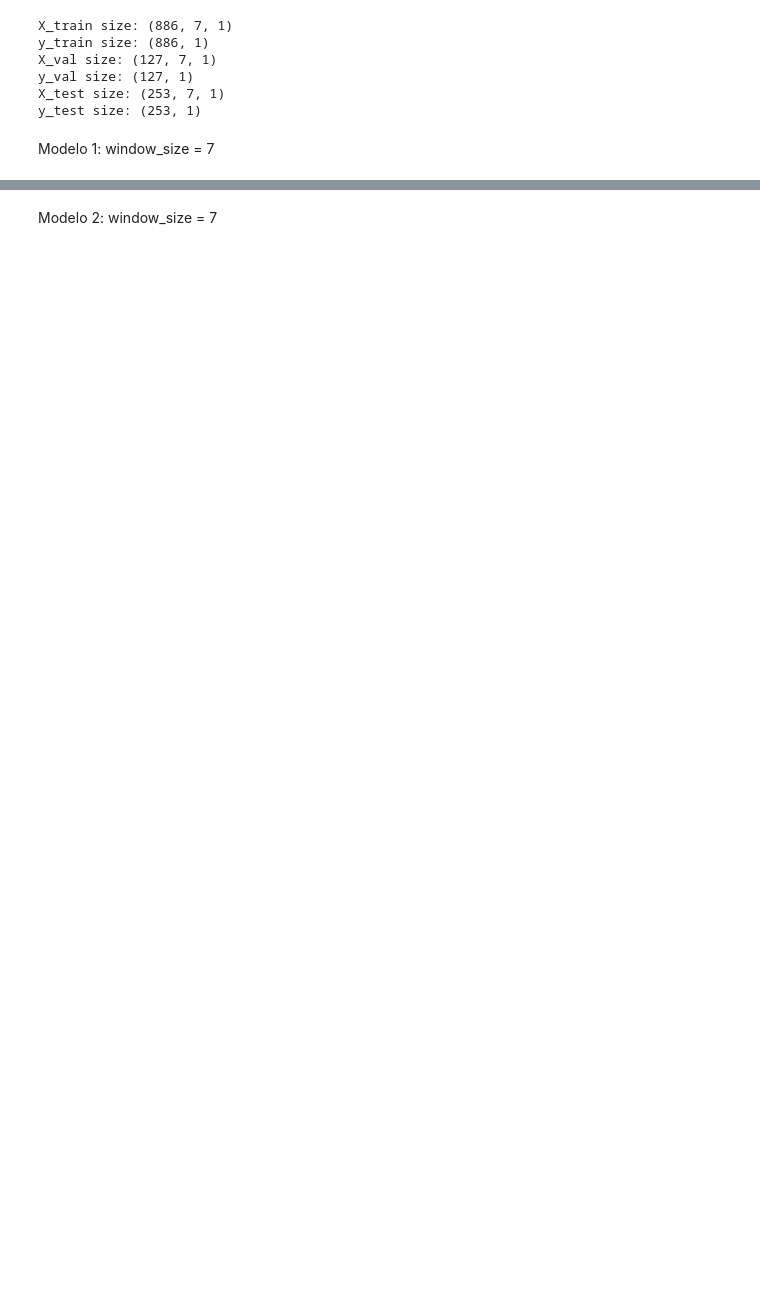
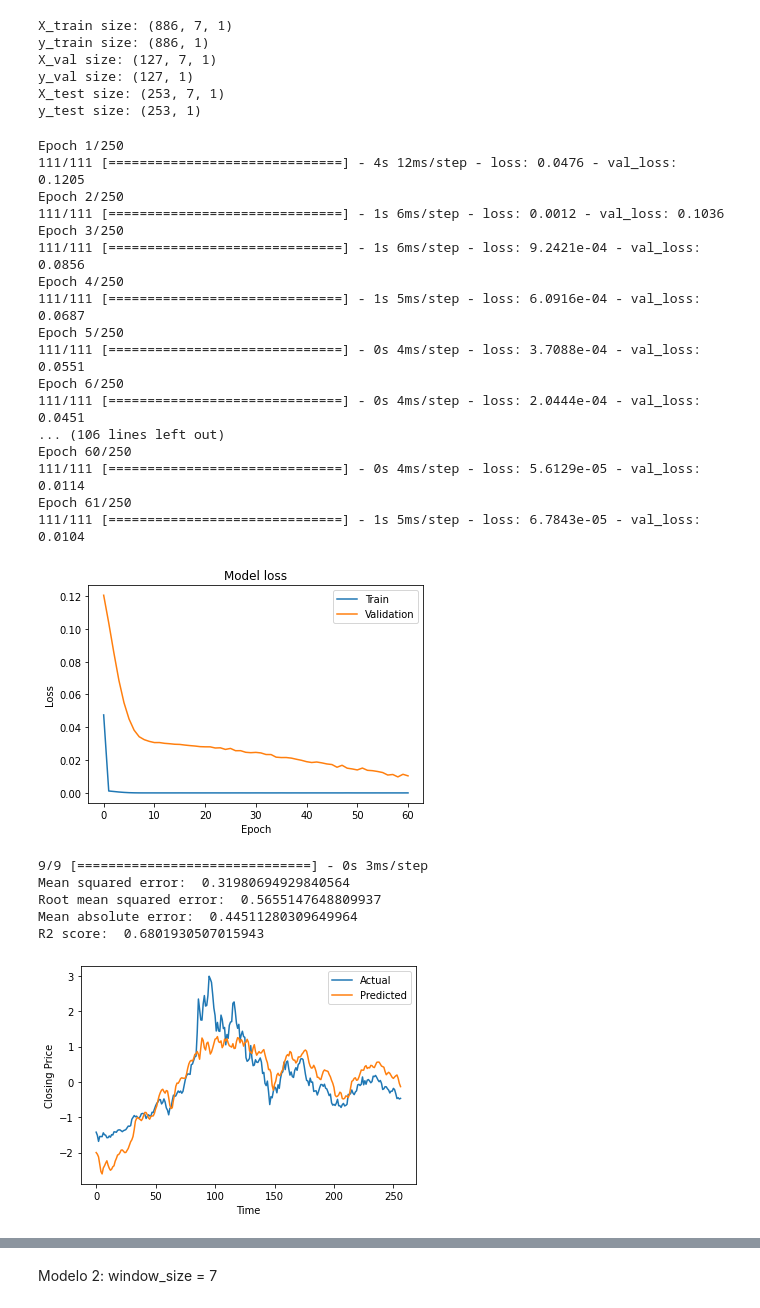
Before and after one commit to ViniciusPrincipe/BitcoinPrediction-LSTM, a Jupyter notebook: BtcLSTM.ipynb, the cells around one changed output, grey strips where cells are left out. Cells and saved outputs as stored; diff of their text form; code cells hidden in the pictures; blank space fills up the shorter version.

```diff
--- a/BtcLSTM.ipynb
+++ b/BtcLSTM.ipynb
@@ -103,8 +105,6 @@ X_val size: (127, 7, 1)
 y_val size: (127, 1)
 X_test size: (253, 7, 1)
 y_test size: (253, 1)
-# %% [markdown]
-Modelo 1: window_size = 7
 # %%
 #Configurações globais para todos os modelos
 early_stop_val = EarlyStopping(monitor= 'val_loss',  patience= 4)
@@ -112,6 +112,35 @@ early_stop_train = EarlyStopping(monitor = 'loss',patience = 8)
 # %%
 model = Sequential()
 model.add(LSTM(50, input_shape=(window_size, 1)))
 model.add(Dense(1))
-optimizer = keras.optimizers.Adam(learning_rate = 0.000005)
+optimizer = keras.optimizers.Adam(learning_rate = 0.001)
 model.compile(loss='mean_squared_error', optimizer= optimizer)
+
+history = model.fit(x_train, y_train, epochs=250, batch_size=8,validation_data = (x_val,y_val),callbacks=[early_stop_val,early_stop_val])
+plot_history(history)
+model_evaluation(model,x_test,y_test)
+# %% [output]
+Epoch 1/250
+111/111 [==============================] - 4s 12ms/step - loss: 0.0476 - val_loss: 0.1205
+Epoch 2/250
+111/111 [==============================] - 1s 6ms/step - loss: 0.0012 - val_loss: 0.1036
+Epoch 3/250
+111/111 [==============================] - 1s 6ms/step - loss: 9.2421e-04 - val_loss: 0.0856
+Epoch 4/250
+111/111 [==============================] - 1s 5ms/step - loss: 6.0916e-04 - val_loss: 0.0687
+Epoch 5/250
+111/111 [==============================] - 0s 4ms/step - loss: 3.7088e-04 - val_loss: 0.0551
+Epoch 6/250
+111/111 [==============================] - 0s 4ms/step - loss: 2.0444e-04 - val_loss: 0.0451
+... (106 lines left out)
+Epoch 60/250
+111/111 [==============================] - 0s 4ms/step - loss: 5.6129e-05 - val_loss: 0.0114
+Epoch 61/250
+111/111 [==============================] - 1s 5ms/step - loss: 6.7843e-05 - val_loss: 0.0104
+[figure, added]
+9/9 [==============================] - 0s 3ms/step
+Mean squared error:  0.31980694929840564
+Root mean squared error:  0.5655147648809937
+Mean absolute error:  0.44511280309649964
+R2 score:  0.6801930507015943
+[figure, added]
```
Also changed, not shown: parts of 15 cells of this notebook.
